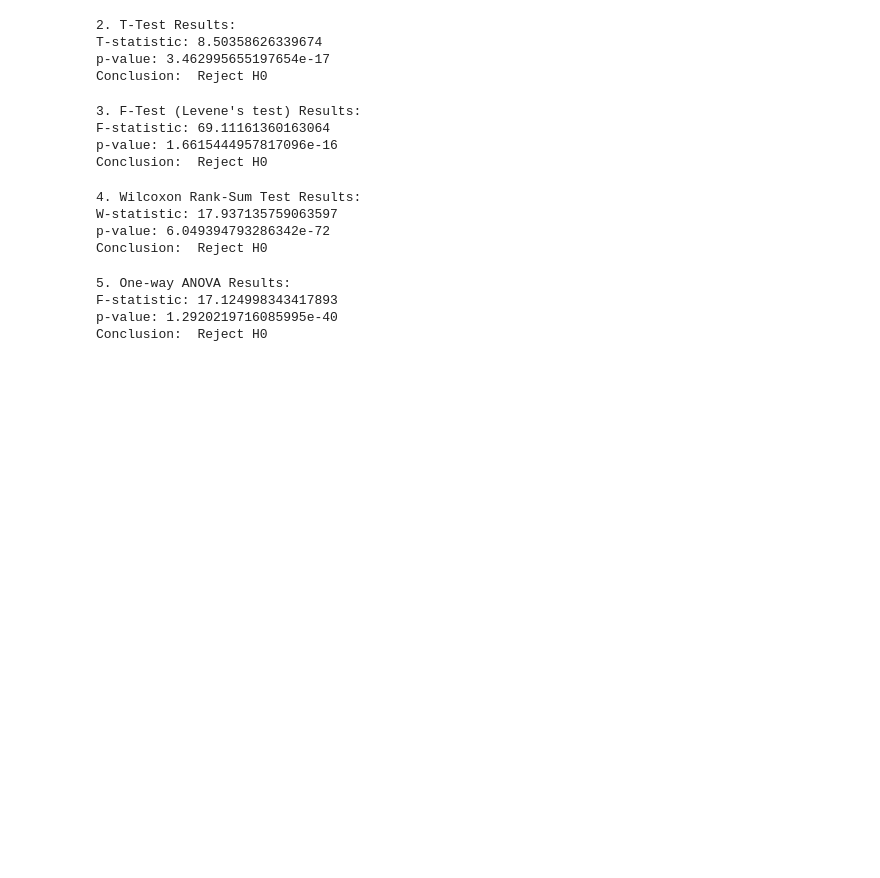
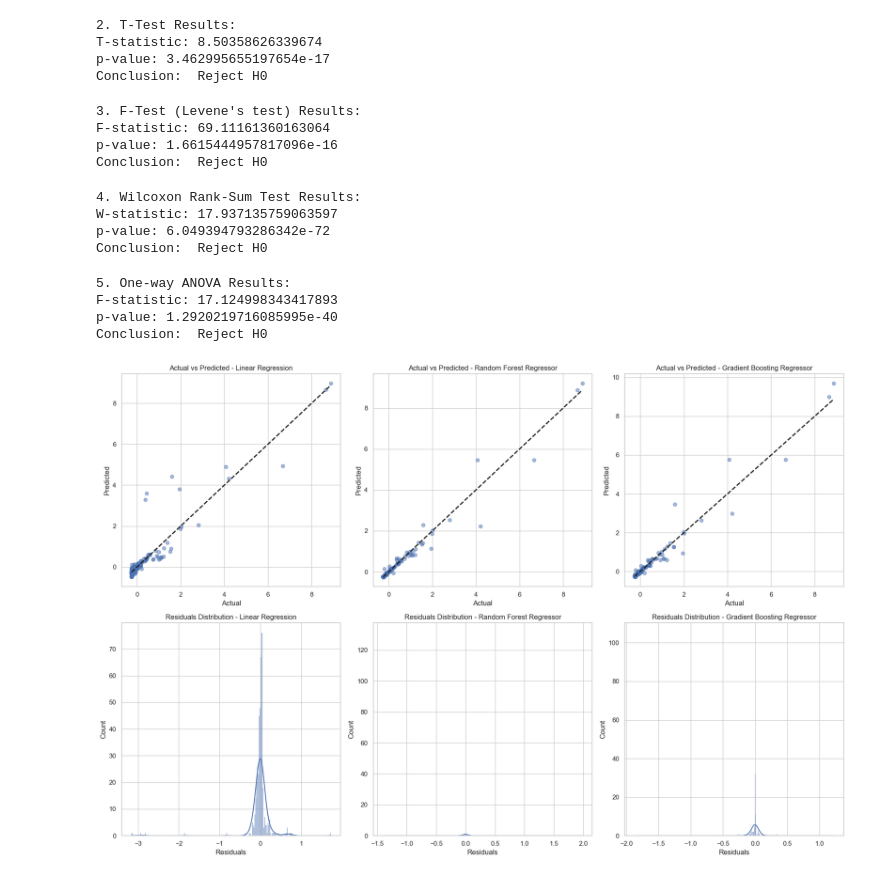
Before and after one commit to rubelbinu/GHG-emissions, a Jupyter notebook: dev/dev1v.ipynb, the cells around one changed output. Cells and saved outputs as stored; diff of their text form; code cells hidden in the pictures; blank space fills up the shorter version.

Commit message:
Model training

```diff
--- a/dev/dev1v.ipynb
+++ b/dev/dev1v.ipynb
@@ -290,3 +295,79 @@ print("Conclusion: ", "Reject H0" if p_value_anova < 0.05 else "Fail to reject H
 F-statistic: 17.124998343417893
 p-value: 1.2920219716085995e-40
 Conclusion:  Reject H0
+# %%
+# Features and target
+features = df_encoded.drop(columns=['Emissions (kt)'])
+target = df_encoded['Emissions (kt)']
+# %%
+# Split the data into training and testing sets
+X_train, X_test, y_train, y_test = train_test_split(features, target, test_size=0.2, random_state=42)
+# %%
+# Initialize models
+models = {
+    'Linear Regression': LinearRegression(),
+    'Random Forest Regressor': RandomForestRegressor(n_estimators=100, random_state=42),
+    'Gradient Boosting Regressor': GradientBoostingRegressor(n_estimators=100, random_state=42)
+}
+
+# Initialize plot settings
+plt.figure(figsize=(18, 12))
+
+# Train and evaluate models
+model_results = {}
+plot_index = 1
+
+for model_name, model in models.items():
+    # Train the model
+    model.fit(X_train, y_train)
+
+    # Make predictions
+    y_pred = model.predict(X_test)
+
+    # Evaluate the model
+    mse = mean_squared_error(y_test, y_pred)
+    mae = mean_absolute_error(y_test, y_pred)
+    rmse = np.sqrt(mse)
+    r2 = r2_score(y_test, y_pred)
+
+    # Cross-validation
+    kfold = KFold(n_splits=5, shuffle=True, random_state=42)
+    cv_scores = cross_val_score(model, features, target, cv=kfold, scoring='r2')
+
+    # Store results
+    model_results[model_name] = {
+        'MSE': mse,
+        'MAE': mae,
+        'RMSE': rmse,
+        'R2 Score': r2,
+        'Cross-Validation R2 Mean': cv_scores.mean(),
+        'Cross-Validation R2 Std': cv_scores.std()
+    }
+
+    # Plot Actual vs Predicted
+    plt.subplot(2, 3, plot_index)
+    plt.scatter(y_test, y_pred, alpha=0.5)
+    plt.plot([y_test.min(), y_test.max()], [y_test.min(), y_test.max()], 'k--', lw=2)
+    plt.xlabel('Actual')
+    plt.ylabel('Predicted')
+    plt.title(f'Actual vs Predicted - {model_name}')
+
+    # Plot Residuals
+    residuals = y_test - y_pred
+    plt.subplot(2, 3, plot_index + 3)
+    sns.histplot(residuals, kde=True)
+    plt.xlabel('Residuals')
+    plt.title(f'Residuals Distribution - {model_name}')
+
+    plot_index += 1
+
+plt.tight_layout()
+plt.show()
+
+# Display the results
+for model_name, results in model_results.items():
+    print(f"\nModel: {model_name}")
+    for metric, value in results.items():
+        print(f"{metric}: {value:.4f}")
+# %% [output]
+[figure, added]
```
Also changed, not shown: parts of 2 cells of this notebook.
